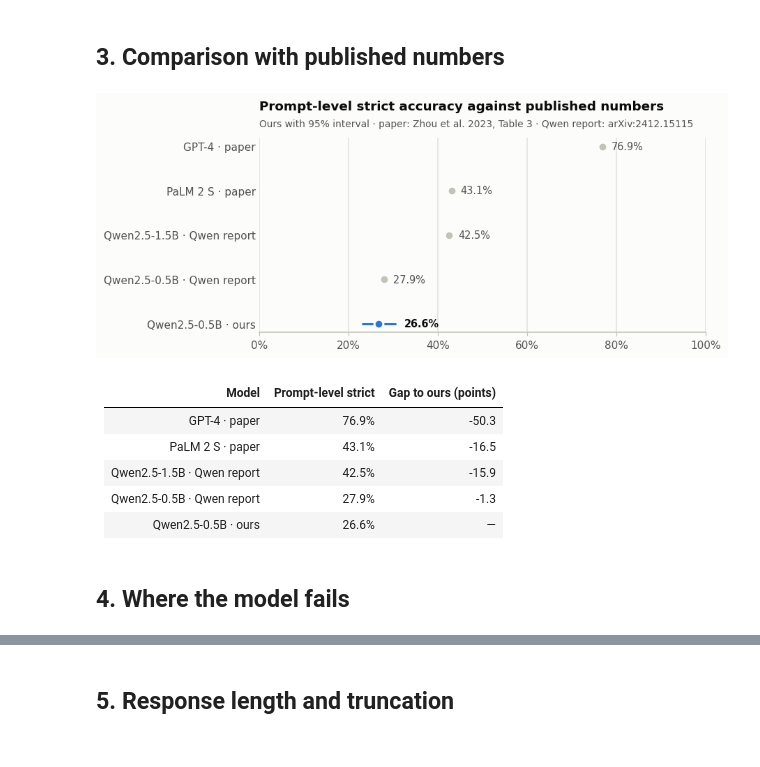
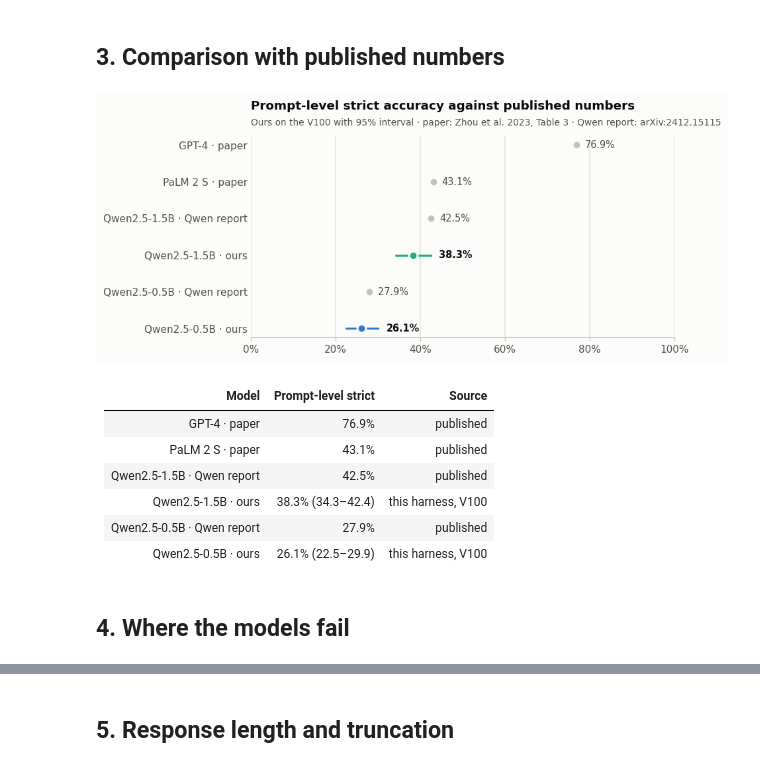
Before and after one commit to runjanna26/module_3_evaluation, a Jupyter notebook: report/evaluation_figures.ipynb, the cells around one changed output, grey strips where cells are left out. Saved outputs shown, nothing was run; the diff lists cells and outputs as text; code cells hidden in the pictures.

```diff
--- a/report/evaluation_figures.ipynb
+++ b/report/evaluation_figures.ipynb
@@ -47,10 +49,22 @@ def one(pattern):
     return matches[0]
 
 
-BASELINE = RUNS / "qwen05b_laptop_hf_20260916_004530"
-REPEATS = sorted(RUNS.glob("qwen05b_laptop_hf_*"))      # the baseline and its repeats
+# --- V100 runs (department DGX, GPU 1) - the specified hardware ---------------
+V100_REPEATS = sorted(RUNS.glob("qwen05b_hf_*IST-DGX02*"))
+BASELINE = V100_REPEATS[0]                          # all repeats are byte-identical
+SCALE_REPEATS = sorted(RUNS.glob("qwen15b_hf_*IST-DGX02*"))
+SCALE = SCALE_REPEATS[0]
 VARIANTS = {
     "Qwen default (baseline)": BASELINE,
+    '"You are a helpful assistant."': one("qwen05b_sys_generic_hf_*"),
+    '"Follow every instruction exactly…"': one("qwen05b_sys_strict_hf_*"),
+    '"Warm, conversational style"': one("qwen05b_sys_casual_hf_*"),
+}
+
+# --- laptop runs (RTX 3050 Ti, batch 4) - the hardware comparison --------------
+LAPTOP_REPEATS = sorted(RUNS.glob("qwen05b_laptop_hf_*"))
+LAPTOP = {
+    "Qwen default (baseline)": LAPTOP_REPEATS[0],
     '"You are a helpful assistant."': one("qwen05b_laptop_sys_generic_hf_*"),
     '"Follow every instruction exactly…"': one("qwen05b_laptop_sys_strict_hf_*"),
     '"Warm, conversational style"': one("qwen05b_laptop_sys_casual_hf_*"),
@@ -250,45 +308,54 @@ table(["Metric", "Accuracy", "95% CI", "Passed / total"],
 # %% [markdown]
 ## 3. Comparison with published numbers
 # %%
-k, n = base["Prompt strict"]
-lo, hi = wilson(k, n)
-models = [   # (label, prompt-level strict %, is ours)
-    ("GPT-4 · paper", PAPER_TABLE3["GPT-4"]["Prompt strict"], False),
-    ("PaLM 2 S · paper", PAPER_TABLE3["PaLM 2 S"]["Prompt strict"], False),
-    ("Qwen2.5-1.5B · Qwen report", QWEN_REPORT["Qwen2.5-1.5B-Instruct"], False),
-    ("Qwen2.5-0.5B · Qwen report", QWEN_REPORT["Qwen2.5-0.5B-Instruct"], False),
-    ("Qwen2.5-0.5B · ours", 100 * k / n, True),
+models = [   # (label, prompt-level strict %, colour or None for published, (k, n) for ours)
+    ("GPT-4 · paper", PAPER_TABLE3["GPT-4"]["Prompt strict"], None, None),
+    ("PaLM 2 S · paper", PAPER_TABLE3["PaLM 2 S"]["Prompt strict"], None, None),
+    ("Qwen2.5-1.5B · Qwen report", QWEN_REPORT["Qwen2.5-1.5B-Instruct"], None, None),
+    ("Qwen2.5-1.5B · ours", None, QWEN15, big["Prompt strict"]),
+    ("Qwen2.5-0.5B · Qwen report", QWEN_REPORT["Qwen2.5-0.5B-Instruct"], None, None),
+    ("Qwen2.5-0.5B · ours", None, QWEN, base["Prompt strict"]),
 ]
-fig, ax = plt.subplots(figsize=(7.5, 3.3))
-for y, (label, value, ours) in enumerate(reversed(models)):
-    if ours:
-        ax.plot([100 * lo, 100 * hi], [y, y], color=QWEN, lw=2, solid_capstyle="round", zorder=2)
-    ax.scatter([value], [y], color=QWEN if ours else CONTEXT, **DOT)
-    right = 100 * hi if ours else value
+fig, ax = plt.subplots(figsize=(7.5, 3.6))
+for y, (label, value, colour, kn) in enumerate(reversed(models)):
+    if kn:
+        value = 100 * kn[0] / kn[1]
+        lo, hi = wilson(*kn)
+        ax.plot([100 * lo, 100 * hi], [y, y], color=colour, lw=2, solid_capstyle="round", zorder=2)
+        right = 100 * hi
+    else:
+        right = value
+    ax.scatter([value], [y], color=colour or CONTEXT, **DOT)
     ax.text(right + 2, y, f"{value:.1f}%", va="center", fontsize=9.5,
-            color=INK if ours else INK_2, fontweight="semibold" if ours else "normal")
+            color=INK if kn else INK_2, fontweight="semibold" if kn else "normal")
 ax.set_yticks(range(len(models)), [m[0] for m in reversed(models)])
 ax.tick_params(axis="y", length=0)
 ax.set_xlim(0, 100)
 ax.xaxis.set_major_formatter(PercentFormatter(decimals=0))
 ax.grid(axis="y", visible=False)
 title(ax, "Prompt-level strict accuracy against published numbers",
-      "Ours with 95% interval · paper: Zhou et al. 2023, Table 3 · Qwen report: arXiv:2412.15115")
+      "Ours on the V100 with 95% interval · paper: Zhou et al. 2023, Table 3 · Qwen report: arXiv:2412.15115")
 save(fig, "02_published_comparison")
 
-table(["Model", "Prompt-level strict", "Gap to ours (points)"],
-      [[m[0], f"{m[1]:.1f}%", "—" if m[2] else f"{100 * k / n - m[1]:+.1f}"] for m in models])
+rows = []
+for label, value, colour, kn in models:
+    if kn:
+        rows.append([label, f"{100 * kn[0] / kn[1]:.1f}% ({ci(*kn)})", "this harness, V100"])
+    else:
+        rows.append([label, f"{value:.1f}%", "published"])
+table(["Model", "Prompt-level strict", "Source"], rows)
 # %% [output]
-[figure, old version]
+[figure, new version]
-| Model | Prompt-level strict | Gap to ours (points) |
+| Model | Prompt-level strict | Source |
 |---|---|---|
-| GPT-4 · paper | 76.9% | -50.3 |
-| PaLM 2 S · paper | 43.1% | -16.5 |
-| Qwen2.5-1.5B · Qwen report | 42.5% | -15.9 |
-| Qwen2.5-0.5B · Qwen report | 27.9% | -1.3 |
-| Qwen2.5-0.5B · ours | 26.6% | — |
+| GPT-4 · paper | 76.9% | published |
+| PaLM 2 S · paper | 43.1% | published |
+| Qwen2.5-1.5B · Qwen report | 42.5% | published |
+| Qwen2.5-1.5B · ours | 38.3% (34.3–42.4) | this harness, V100 |
+| Qwen2.5-0.5B · Qwen report | 27.9% | published |
+| Qwen2.5-0.5B · ours | 26.1% (22.5–29.9) | this harness, V100 |
 # %% [markdown]
-## 4. Where the model fails
+## 4. Where the models fail
 # %%
 CATEGORY_NAMES = {
     "change_case": "Change case", "combination": "Combination", "detectable_content": "Detectable content",
```
Also changed, not shown: parts of 17 cells of this notebook, 10 other files.
